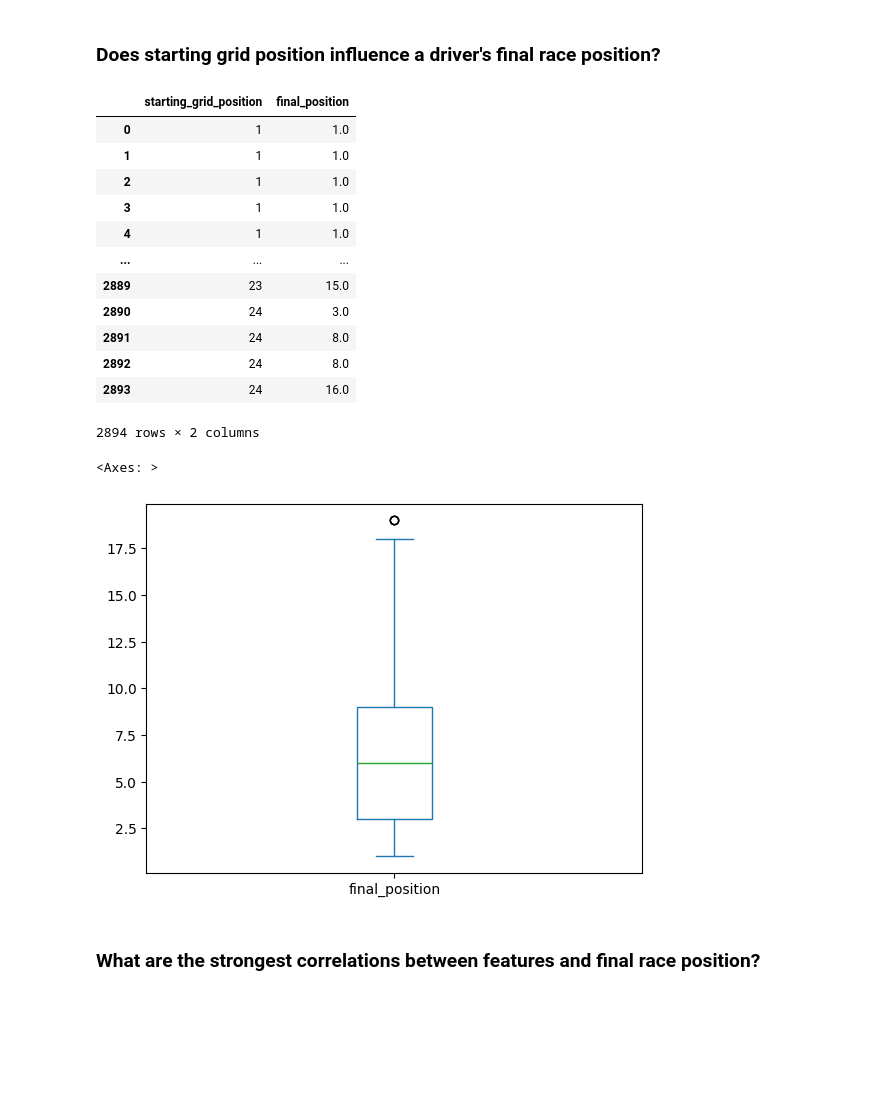
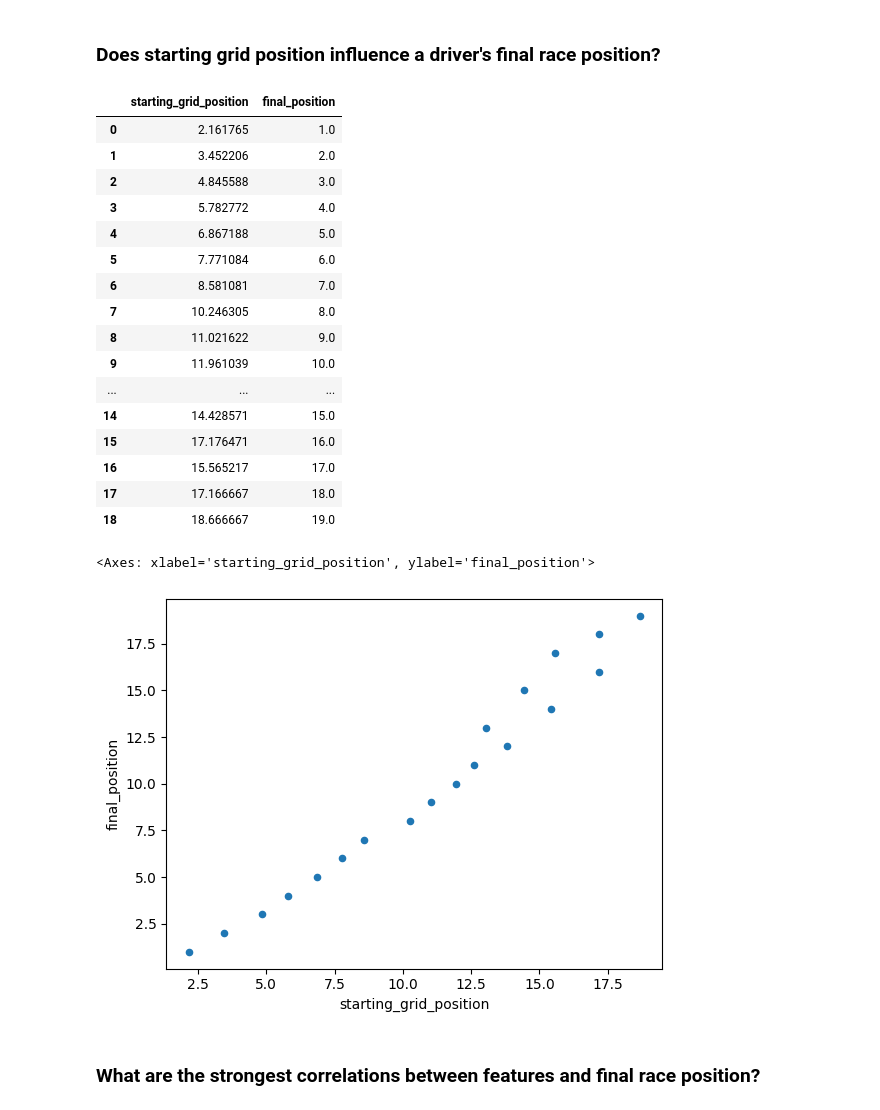
Before and after one commit to jennydang61/Driver-Performance-Prediction, a Jupyter notebook: formula1.ipynb, the cells around one changed output. Saved outputs shown, nothing was run; the diff lists cells and outputs as text; code cells hidden in the pictures; blank space fills up the shorter version.

Commit message:
feature table

```diff
--- a/formula1.ipynb
+++ b/formula1.ipynb
@@ -825,27 +803,30 @@ display(dd)
 # %% [markdown]
 ### Does starting grid position influence a driver's final race position?
 # %%
-grid_position_influence = pd.read_sql_query('SELECT starting_grid as starting_grid_position, final_position FROM formula_one ORDER BY starting_grid ASC, final_position ASC',conn)
+grid_position_influence = pd.read_sql_query('SELECT AVG(starting_grid) as starting_grid_position, final_position FROM formula_one GROUP BY final_position ',conn)
 display(grid_position_influence)
-#grid_position_influence.plot(kind='scatter', x='starting_grid_position', y='final_position')
-grid_position_influence.plot(kind='box', x='starting_grid_position', y='final_position')
+grid_position_influence.plot(kind='scatter', x='starting_grid_position', y='final_position')
 #grid_position_influence.to_csv('file1.csv')
 # %% [output]
 |  | starting_grid_position | final_position |
-| 0 | 1 | 1.0 |
-| 1 | 1 | 1.0 |
-| 2 | 1 | 1.0 |
-| 3 | 1 | 1.0 |
-| 4 | 1 | 1.0 |
+| 0 | 2.161765 | 1.0 |
+| 1 | 3.452206 | 2.0 |
+| 2 | 4.845588 | 3.0 |
+| 3 | 5.782772 | 4.0 |
+| 4 | 6.867188 | 5.0 |
+| 5 | 7.771084 | 6.0 |
+| 6 | 8.581081 | 7.0 |
+| 7 | 10.246305 | 8.0 |
+| 8 | 11.021622 | 9.0 |
+| 9 | 11.961039 | 10.0 |
 | ... | ... | ... |
-| 2889 | 23 | 15.0 |
-| 2890 | 24 | 3.0 |
-| 2891 | 24 | 8.0 |
-| 2892 | 24 | 8.0 |
-| 2893 | 24 | 16.0 |
+| 14 | 14.428571 | 15.0 |
+| 15 | 17.176471 | 16.0 |
+| 16 | 15.565217 | 17.0 |
+| 17 | 17.166667 | 18.0 |
+| 18 | 18.666667 | 19.0 |
-2894 rows × 2 columns
+<Axes: xlabel='starting_grid_position', ylabel='final_position'>
-<Axes: >
-[figure, old version]
+[figure, new version]
 # %% [markdown]
 ### What are the strongest correlations between features and final race position?
 # %%
```
Also changed, not shown: parts of 4 cells of this notebook, 1 other file.
